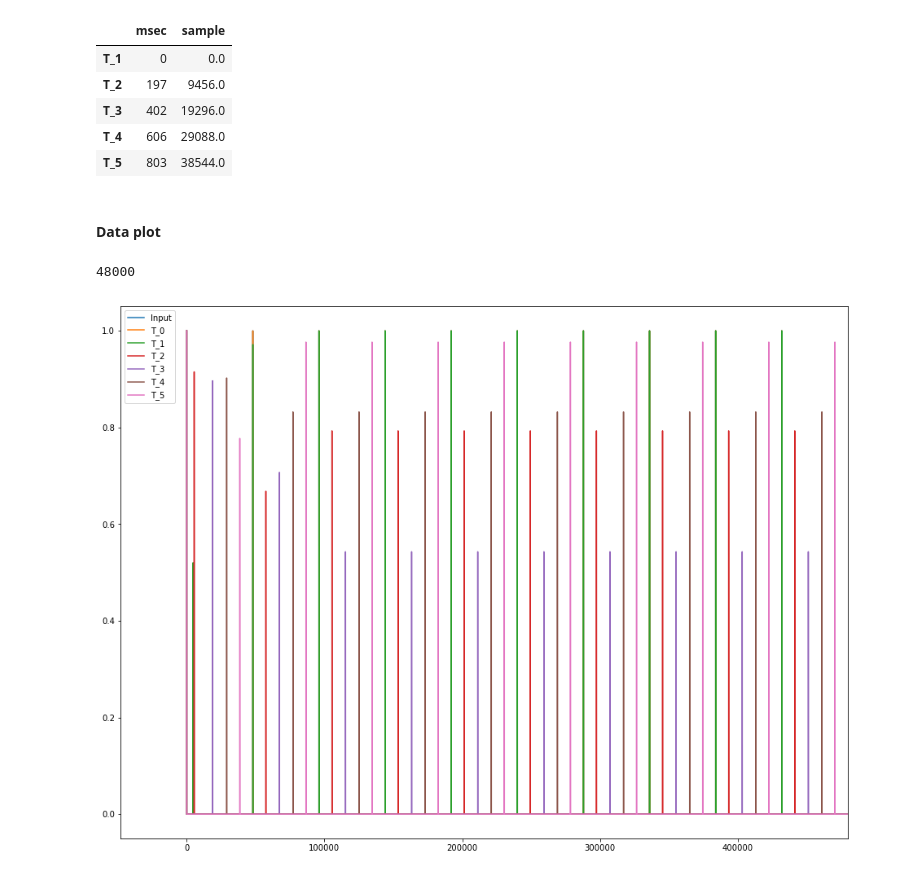
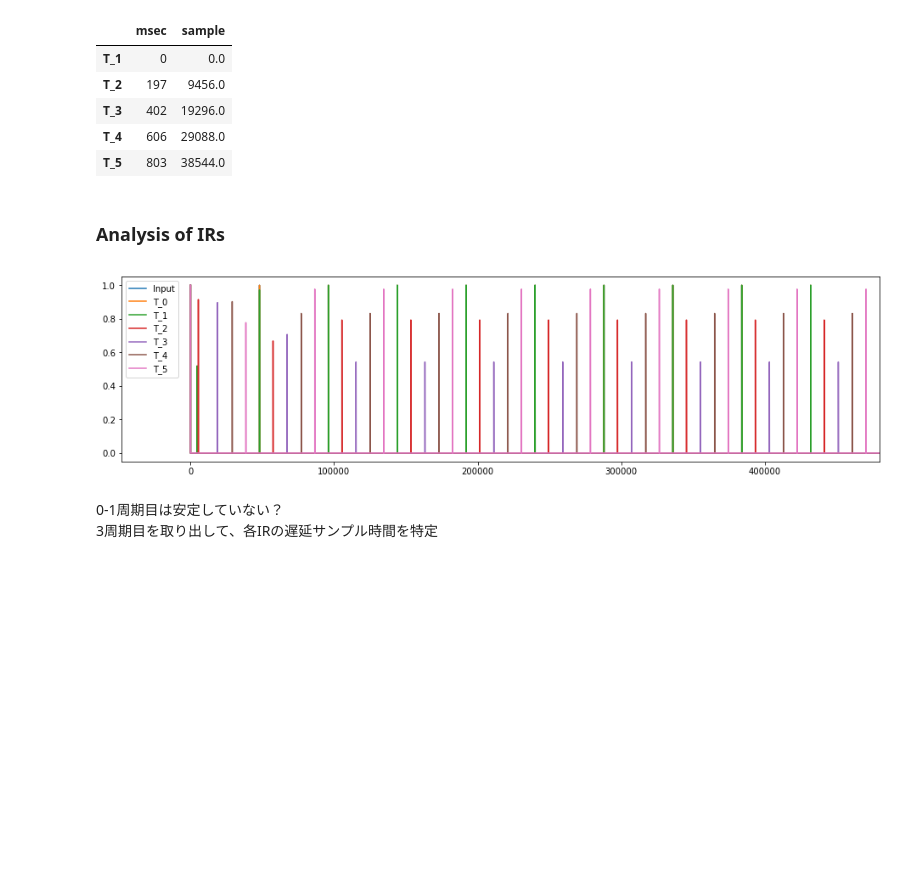
Before and after one commit to Aogiri-m2d/JupyterNotebookMemo, a Jupyter notebook: ThorDelayAnalysis/ThorDelayAnalysis.ipynb, the cells around one changed output. Saved outputs shown, nothing was run; the diff lists cells and outputs as text; code cells hidden in the pictures; blank space fills up the shorter version.

```diff
--- a/ThorDelayAnalysis/ThorDelayAnalysis.ipynb
+++ b/ThorDelayAnalysis/ThorDelayAnalysis.ipynb
@@ -124,38 +126,40 @@ df
 | T_3 | 402 | 19296.0 |
 | T_4 | 606 | 29088.0 |
 | T_5 | 803 | 38544.0 |
-# %% [markdown]
-#### Data plot
+# %% [markdown]
+### Analysis of IRs
 # %%
 import numpy as np
 import matplotlib.pyplot as plt
 import pandas as pd
 import soundfile as sf
 %matplotlib inline
 
 def extract_left_channel(stereo_wav, _):
     return stereo_wav[:, 0]
 
 input_inpulse, fs = sf.read("ImpulseTrain_fs48kHz_p1sec_len10sec.wav")
 T_data = []
 T_data.append(extract_left_channel(*sf.read("IR\T_0.wav")))
 T_data.append(extract_left_channel(*sf.read("IR\T_1.wav")))
 T_data.append(extract_left_channel(*sf.read("IR\T_2.wav")))
 T_data.append(extract_left_channel(*sf.read("IR\T_3.wav")))
 T_data.append(extract_left_channel(*sf.read("IR\T_4.wav")))
 T_data.append(extract_left_channel(*sf.read("IR\T_5.wav")))
 
-plt.figure(figsize = (16, 12))
+plt.figure(figsize = (16, 4))
 plt.plot(range(input_inpulse.size), input_inpulse, label = "Input")
 for num, data in enumerate(T_data):
     label_name = "T_" + str(num)
     plt.plot(range(data.size), data, label = label_name)
 plt.xlim(-fs, fs * 10)
 plt.legend()
 plt.show()
 # %% [output]
-48000
-[figure, old version]
+[figure, new version]
+# %% [markdown]
+0-1周期目は安定していない？
+3周期目を取り出して、各IRの遅延サンプル時間を特定
 # %%
 def extract_cycle(IR_list, cycle):
     new_data_set = []
```
Also changed, not shown: parts of 9 cells of this notebook, 6 other files.
